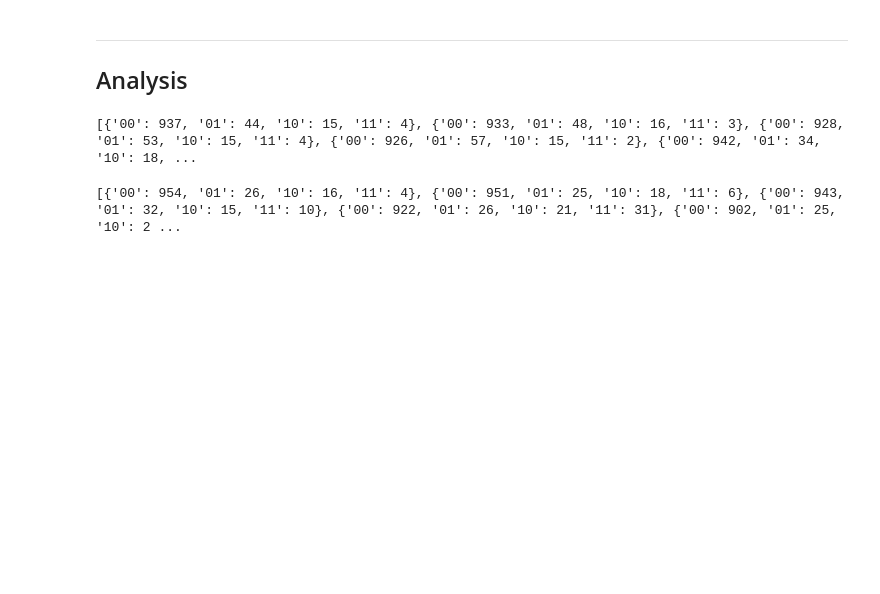
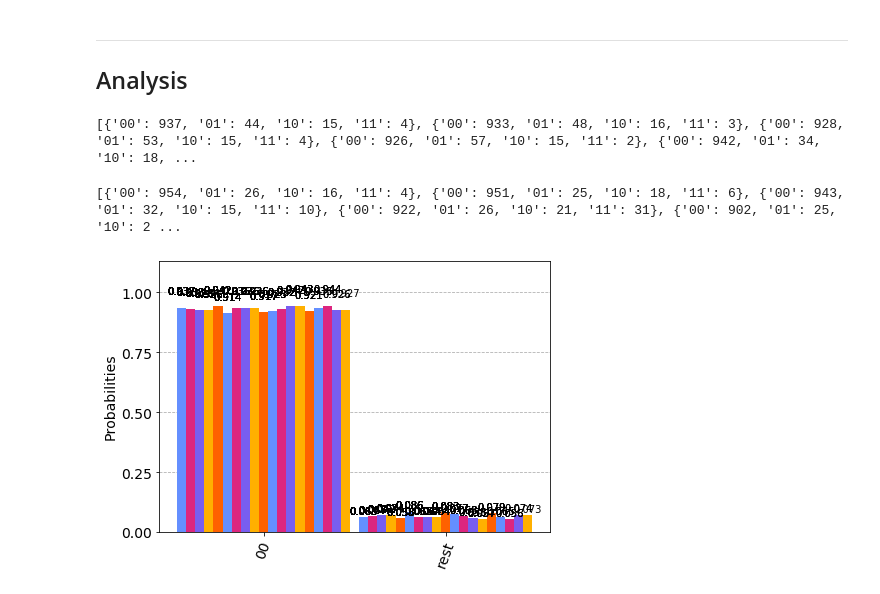
Before and after one commit to singular-value/optimizations_via_openpulse, a Jupyter notebook: ZZ_Interaction_EXPERIMENT.ipynb, the cells around one changed output. Cells and saved outputs as stored; diff of their text form; code cells hidden in the pictures; blank space fills up the shorter version.

```diff
--- a/ZZ_Interaction_EXPERIMENT.ipynb
+++ b/ZZ_Interaction_EXPERIMENT.ipynb
@@ -81,15 +99,24 @@ job.status()
+# %%
+import qiskit.ignis.mitigation.measurement as mit
+meas_qcs, meas_labels = mit.complete_meas_cal(qubit_list=[0])
+job_mit = q.execute(meas_qcs, backend, initial_layout=[0,1])
 # %% [markdown]
 -----
 ## Analysis
 # %%
 result = job.result()
+# %%
+# mitigate results
+result_mit = job_mit.result()
+readout_fitter = mit.CompleteMeasFitter(result_mit, meas_labels, qubit_list=[0,1])
 # %%
 from qiskit.ignis.verification.tomography.data import marginal_counts
 # %%
 standard_counts_list = []
 for i in range(len(thetas)):
     counts = marginal_counts(result.get_counts(i), meas_qubits=[0,1])
-    standard_counts_list.append(counts)
+    counts_mit = readout_fitter.filter.apply(counts)
+    standard_counts_list.append(counts_mit)
 print(standard_counts_list)
 # %% [output]
 [{'00': 937, '01': 44, '10': 15, '11': 4}, {'00': 933, '01': 48, '10': 16, '11': 3}, {'00': 928, '01': 53, '10': 15, '11': 4}, {'00': 926, '01': 57, '10': 15, '11': 2}, {'00': 942, '01': 34, '10': 18, ...
@@ -101,6 +129,11 @@ for i in range(len(thetas), len(thetas) * 2):
 print(optimized_counts_list)
 # %% [output]
 [{'00': 954, '01': 26, '10': 16, '11': 4}, {'00': 951, '01': 25, '10': 18, '11': 6}, {'00': 943, '01': 32, '10': 15, '11': 10}, {'00': 922, '01': 26, '10': 21, '11': 31}, {'00': 902, '01': 25, '10': 2 ...
+# %%
+from qiskit.visualization import plot_histogram
+plot_histogram(standard_counts_list[:19], number_to_keep=1)
+# %% [output]
+[figure, added]
 # %%
 # # infer output state vectors, up to phase of each element (phase won't matter for overlap calculation)
 # standard_state_vectors = []
```
Also changed, not shown: parts of 6 cells of this notebook, 1 other file.
